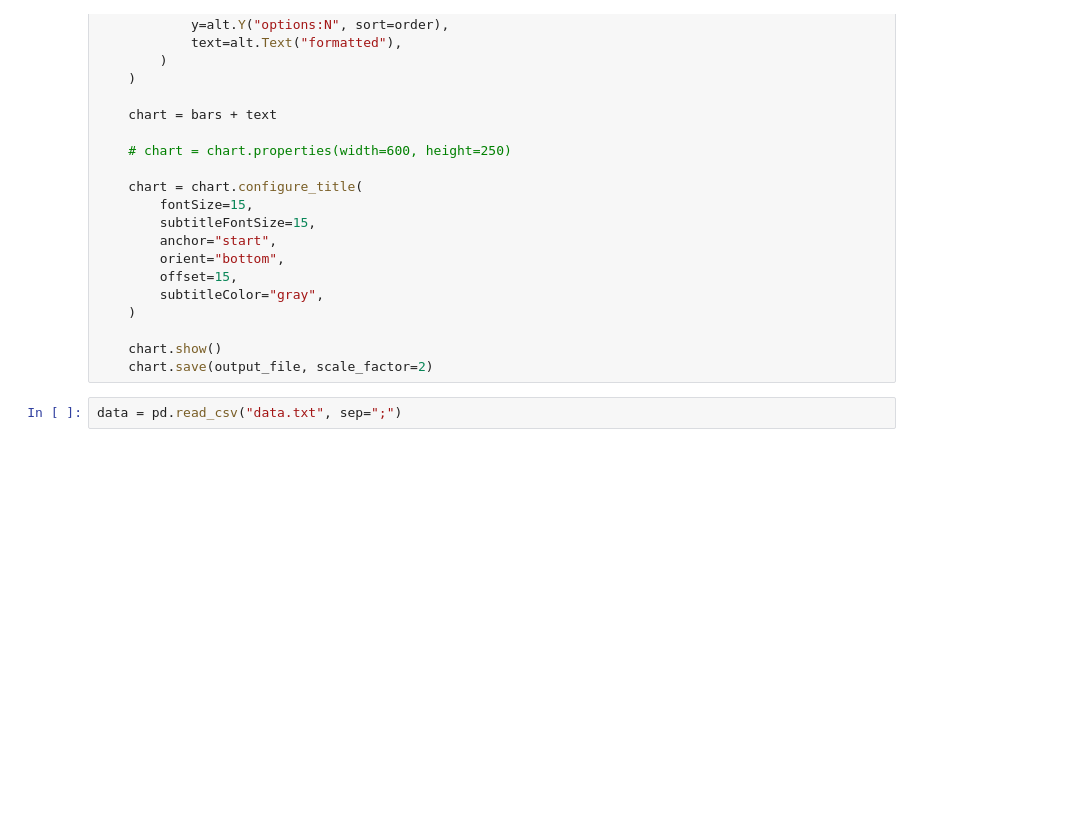
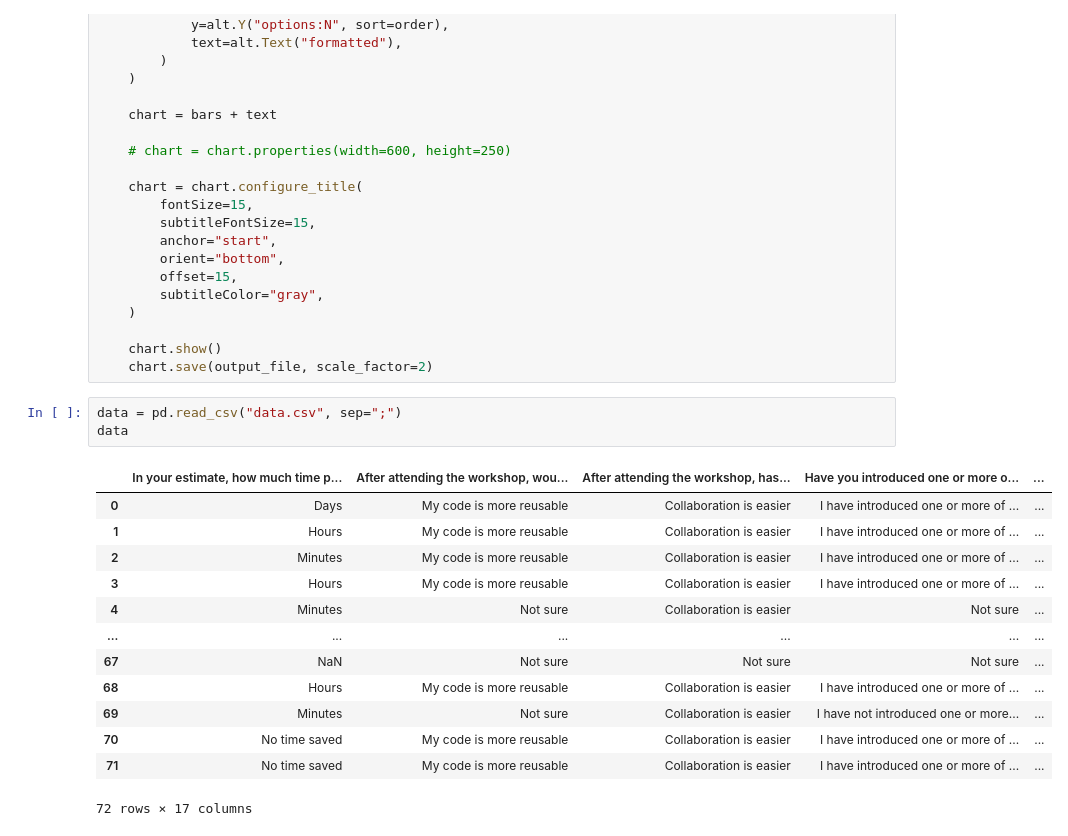
Before and after one commit to coderefinery/2026-post-workshop-survey, a Jupyter notebook: notebook/survey.ipynb, the cells around one changed output. Cells and saved outputs as stored; diff of their text form; blank space fills up the shorter version.

Commit message:
add new data

```diff
--- a/notebook/survey.ipynb
+++ b/notebook/survey.ipynb
@@ -97,5 +115,20 @@ def plot(data, title, order, output_file, subtitle=[]):
     chart.show()
     chart.save(output_file, scale_factor=2)
 # %%
-data = pd.read_csv("data.txt", sep=";")
+data = pd.read_csv("data.csv", sep=";")
+data
+# %% [output]
+|  | In your estimate, how much time p... | After attending the workshop, wou... | After attending the workshop, has... | Have you introduced one or more o... | ... |
+| 0 | Days | My code is more reusable | Collaboration is easier | I have introduced one or more of ... | ... |
+| 1 | Hours | My code is more reusable | Collaboration is easier | I have introduced one or more of ... | ... |
+| 2 | Minutes | My code is more reusable | Collaboration is easier | I have introduced one or more of ... | ... |
+| 3 | Hours | My code is more reusable | Collaboration is easier | I have introduced one or more of ... | ... |
+| 4 | Minutes | Not sure | Collaboration is easier | Not sure | ... |
+| ... | ... | ... | ... | ... | ... |
+| 67 | NaN | Not sure | Not sure | Not sure | ... |
+| 68 | Hours | My code is more reusable | Collaboration is easier | I have introduced one or more of ... | ... |
+| 69 | Minutes | Not sure | Collaboration is easier | I have not introduced one or more... | ... |
+| 70 | No time saved | My code is more reusable | Collaboration is easier | I have introduced one or more of ... | ... |
+| 71 | No time saved | My code is more reusable | Collaboration is easier | I have introduced one or more of ... | ... |
+72 rows × 17 columns
 # %%
```
Also changed, not shown: parts of 10 cells of this notebook, 12 other files.
